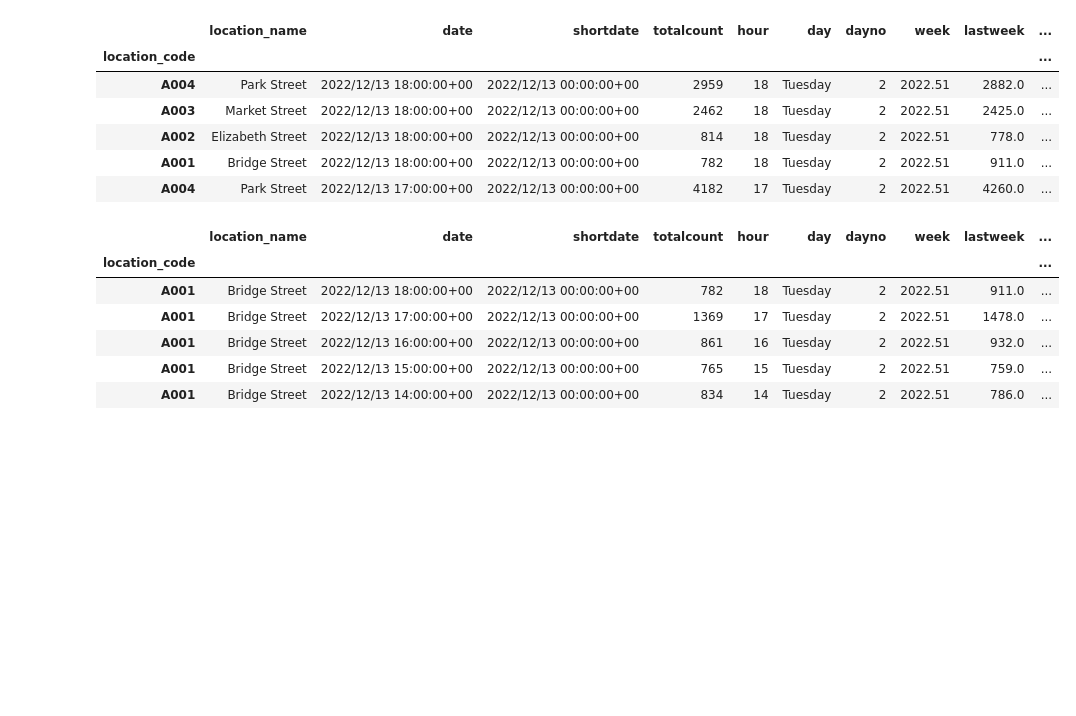
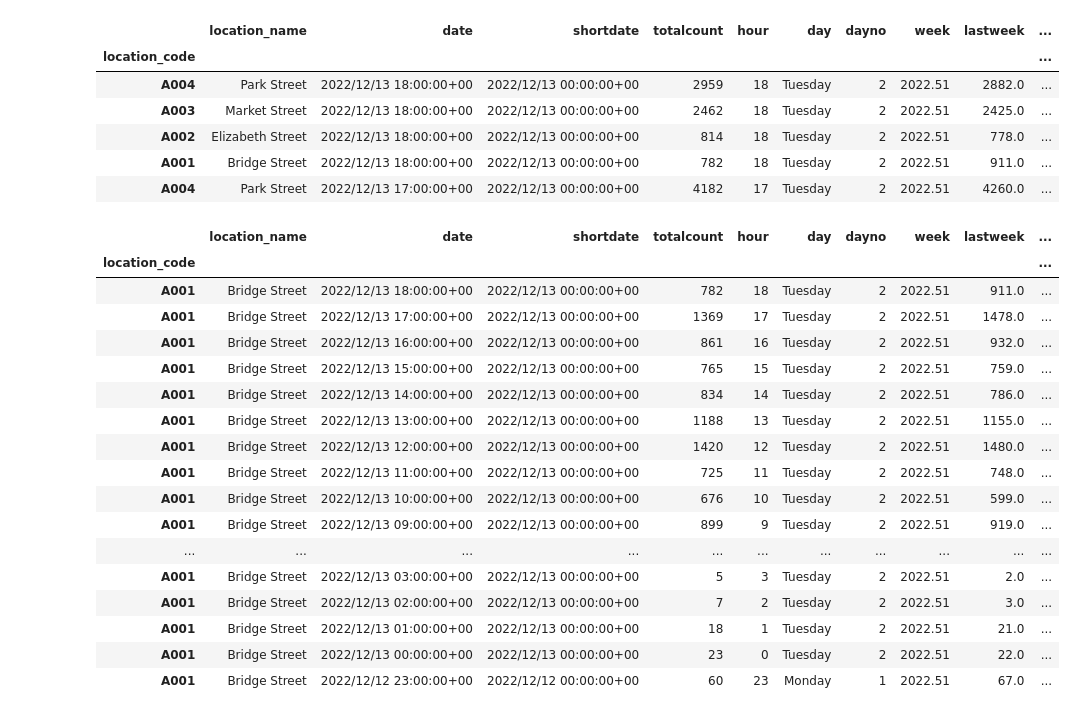
Before and after one commit to Gsirron/DataScience-sydney-pedestrians, a Jupyter notebook: Covid_activity.ipynb, the cells around one changed output. Saved outputs shown, nothing was run; the diff lists cells and outputs as text; code cells hidden in the pictures; blank space fills up the shorter version.

Commit message:
added a split function

```diff
--- a/Covid_activity.ipynb
+++ b/Covid_activity.ipynb
@@ -87,19 +109,34 @@ locationdf.head()
 | A004 | Park Street | 2022/12/13 17:00:00+00 | 2022/12/13 00:00:00+00 | 4182 | 17 | Tuesday | 2 | 2022.51 | 4260.0 | ... |
 # %%
 #Create a function that does a dictonary comprehension to make a dictionary
-def SplitDfbyLocation(df,locationCode):
+def SplitDfbyLocation(df ,locationCode):
 	splitItems = {locations: df.loc[locations] for locations in locationCode}
 	# for locations in locationCode:
 	# 	splitItems[locations] = df.loc[locations]
 	# print(df)
 	return splitItems
 
 splitdf =SplitDfbyLocation(locationdf,locationCodes)
+splitdf['A001'].head(20)
+
+# dfSplit = pd.DataFrame(splitdf,index=['objectid'])
+# dfSplit.head(5)
 # %% [output]
 |  | location_name | date | shortdate | totalcount | hour | day | dayno | week | lastweek | ... |
 | location_code |  |  |  |  |  |  |  |  |  | ... |
 | A001 | Bridge Street | 2022/12/13 18:00:00+00 | 2022/12/13 00:00:00+00 | 782 | 18 | Tuesday | 2 | 2022.51 | 911.0 | ... |
 | A001 | Bridge Street | 2022/12/13 17:00:00+00 | 2022/12/13 00:00:00+00 | 1369 | 17 | Tuesday | 2 | 2022.51 | 1478.0 | ... |
 | A001 | Bridge Street | 2022/12/13 16:00:00+00 | 2022/12/13 00:00:00+00 | 861 | 16 | Tuesday | 2 | 2022.51 | 932.0 | ... |
 | A001 | Bridge Street | 2022/12/13 15:00:00+00 | 2022/12/13 00:00:00+00 | 765 | 15 | Tuesday | 2 | 2022.51 | 759.0 | ... |
 | A001 | Bridge Street | 2022/12/13 14:00:00+00 | 2022/12/13 00:00:00+00 | 834 | 14 | Tuesday | 2 | 2022.51 | 786.0 | ... |
+| A001 | Bridge Street | 2022/12/13 13:00:00+00 | 2022/12/13 00:00:00+00 | 1188 | 13 | Tuesday | 2 | 2022.51 | 1155.0 | ... |
+| A001 | Bridge Street | 2022/12/13 12:00:00+00 | 2022/12/13 00:00:00+00 | 1420 | 12 | Tuesday | 2 | 2022.51 | 1480.0 | ... |
+| A001 | Bridge Street | 2022/12/13 11:00:00+00 | 2022/12/13 00:00:00+00 | 725 | 11 | Tuesday | 2 | 2022.51 | 748.0 | ... |
+| A001 | Bridge Street | 2022/12/13 10:00:00+00 | 2022/12/13 00:00:00+00 | 676 | 10 | Tuesday | 2 | 2022.51 | 599.0 | ... |
+| A001 | Bridge Street | 2022/12/13 09:00:00+00 | 2022/12/13 00:00:00+00 | 899 | 9 | Tuesday | 2 | 2022.51 | 919.0 | ... |
+| ... | ... | ... | ... | ... | ... | ... | ... | ... | ... | ... |
+| A001 | Bridge Street | 2022/12/13 03:00:00+00 | 2022/12/13 00:00:00+00 | 5 | 3 | Tuesday | 2 | 2022.51 | 2.0 | ... |
+| A001 | Bridge Street | 2022/12/13 02:00:00+00 | 2022/12/13 00:00:00+00 | 7 | 2 | Tuesday | 2 | 2022.51 | 3.0 | ... |
+| A001 | Bridge Street | 2022/12/13 01:00:00+00 | 2022/12/13 00:00:00+00 | 18 | 1 | Tuesday | 2 | 2022.51 | 21.0 | ... |
+| A001 | Bridge Street | 2022/12/13 00:00:00+00 | 2022/12/13 00:00:00+00 | 23 | 0 | Tuesday | 2 | 2022.51 | 22.0 | ... |
+| A001 | Bridge Street | 2022/12/12 23:00:00+00 | 2022/12/12 00:00:00+00 | 60 | 23 | Monday | 1 | 2022.51 | 67.0 | ... |
```
Also changed, not shown: parts of 3 cells of this notebook.
